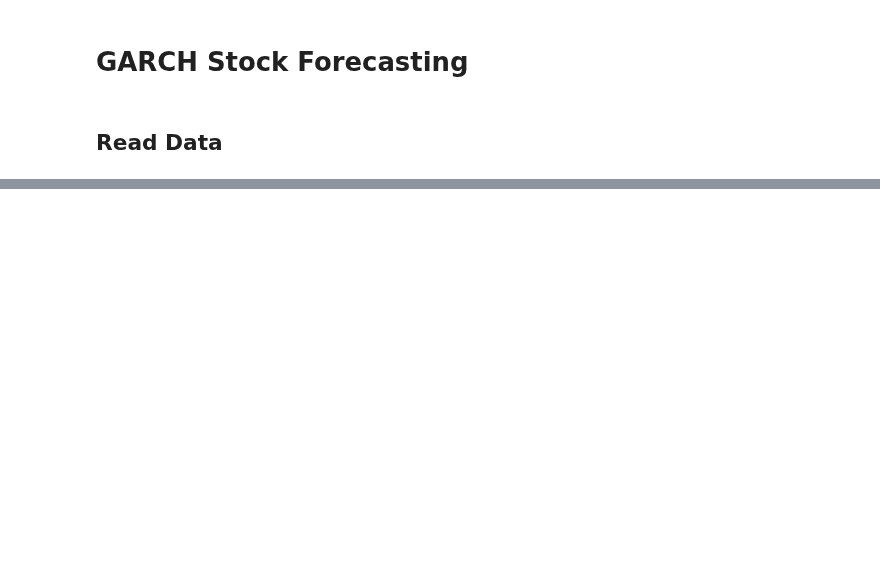
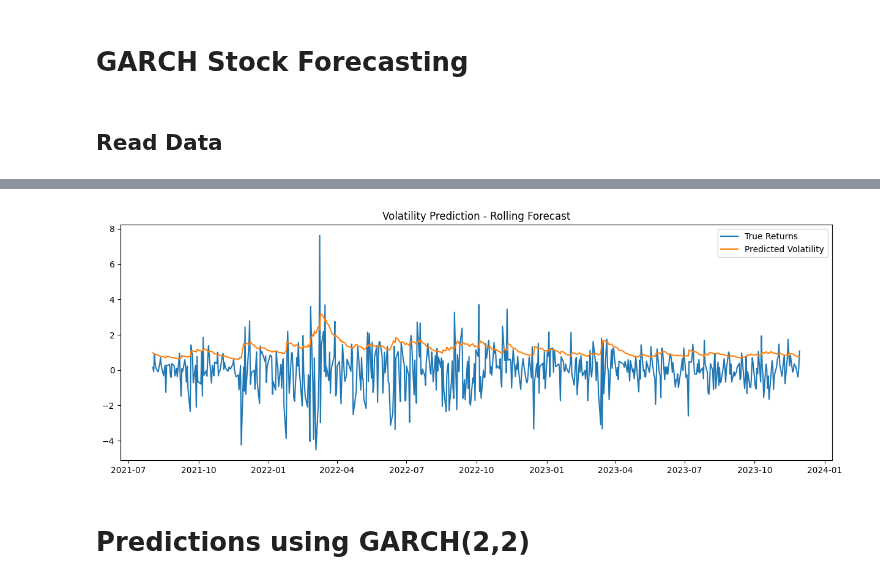
Before and after one commit to hikotei/2023_11-PTSFC, a Jupyter notebook: DAX/GARCH Stock Modeling.ipynb, the cells around one changed output, grey strips where cells are left out. Cells and saved outputs as stored; diff of their text form; code cells hidden in the pictures; blank space fills up the shorter version.

```diff
--- a/DAX/GARCH Stock Modeling.ipynb
+++ b/DAX/GARCH Stock Modeling.ipynb
@@ -208,2 +29,0 @@ model = arch_model(returns, p=2, q=2)
-# %%
-model_fit = model.fit()
@@ -234,8 +29,0 @@ plt.legend(['True Returns', 'Predicted Volatility'], fontsize=16)
-# %%
-train = returns
-model = arch_model(train, p=2, q=2)
-model_fit = model.fit(disp='off')
-# %%
-pred = model_fit.forecast(horizon=7)
-future_dates = [returns.index[-1] + timedelta(days=i) for i in range(1,8)]
-pred = pd.Series(np.sqrt(pred.variance.values[-1,:]), index=future_dates)
@@ -245,0 +100,33 @@ plt.title('Volatility Prediction - Next 7 Days', fontsize=20)
+# %%
+rolling_predictions = []
+test_size = 600
+
+for i in range(test_size):
+
+    # gets all data except last (test_size-i)
+    # to predict (test_size-i) th last value
+    train = hist.ret1[:-(test_size-i)]
+
+    # fit GARCH(1,1) for each day in year ( ie find new coefficients )
+    model = arch_model(train)
+    model_fit = model.fit(disp='off')
+
+    # make a one-step prediction and save to rolling_predictions
+    pred = model_fit.forecast(horizon=1)
+    rolling_predictions.append(np.sqrt(pred.variance.values[-1,:][0]))
+
+# save rolling_predictions as series with dates for plotting later
+rolling_predictions = pd.Series(rolling_predictions, index=hist.index[-test_size:])
+# %%
+plt.figure(figsize=(15,5))
+
+plt.plot(hist.ret1[-test_size:], label='True Returns')
+plt.plot(rolling_predictions, label='Predicted Volatility')
+
+plt.title('Volatility Prediction - Rolling Forecast')
+plt.legend()
+plt.show()
+# %% [output]
+[figure, added]
+# %% [markdown]
+# Predictions using GARCH(2,2)
```
Also changed, not shown: parts of 42 cells of this notebook, 7 other files.
